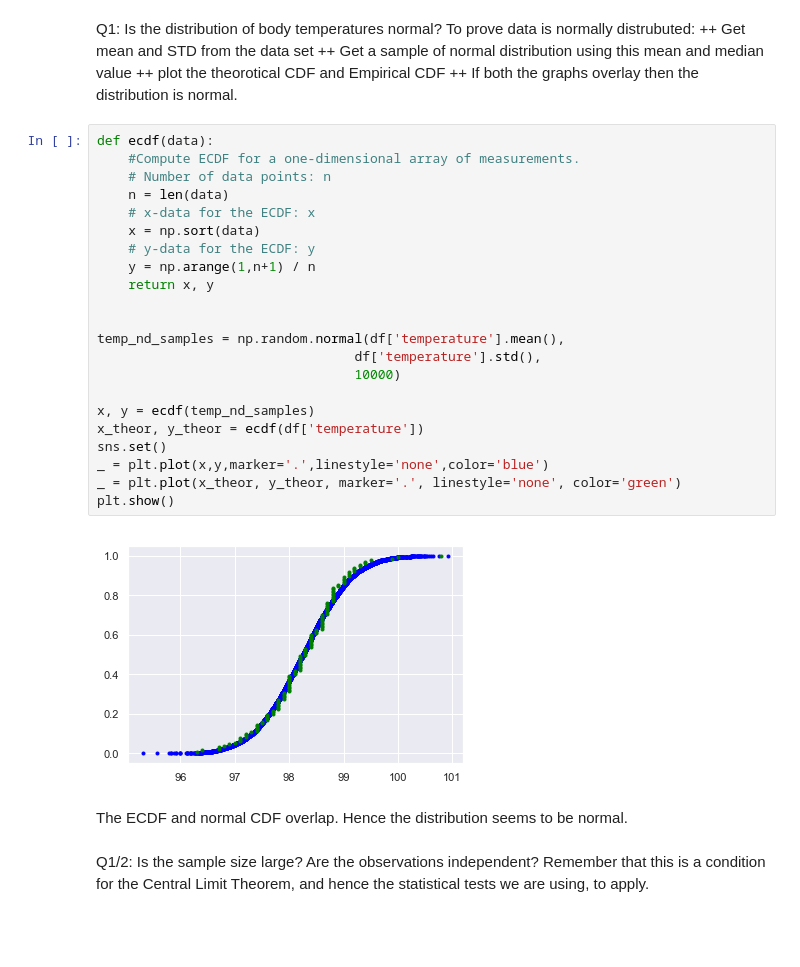
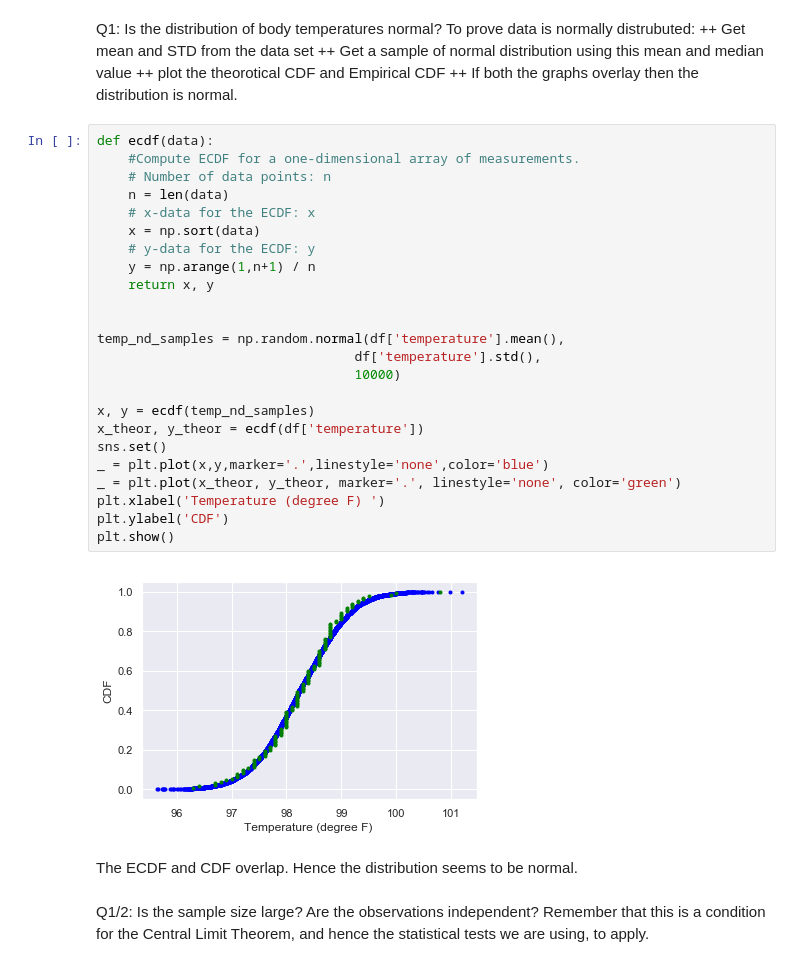
Before and after one commit to parijaparekh/EDA_Human_Temperature, a Jupyter notebook: inferential_statistics.ipynb, the cells around one changed output. Cells and saved outputs as stored; diff of their text form; blank space fills up the shorter version.

```diff
--- a/inferential_statistics.ipynb
+++ b/inferential_statistics.ipynb
@@ -78,29 +78,31 @@ Q1: Is the distribution of body temperatures normal?
 # %%
 def ecdf(data):
     #Compute ECDF for a one-dimensional array of measurements.
     # Number of data points: n
     n = len(data)
     # x-data for the ECDF: x
     x = np.sort(data)
     # y-data for the ECDF: y
     y = np.arange(1,n+1) / n
     return x, y
 
 
 temp_nd_samples = np.random.normal(df['temperature'].mean(),
                                  df['temperature'].std(),
                                  10000)
 
 x, y = ecdf(temp_nd_samples)
 x_theor, y_theor = ecdf(df['temperature'])
 sns.set()
 _ = plt.plot(x,y,marker='.',linestyle='none',color='blue')
 _ = plt.plot(x_theor, y_theor, marker='.', linestyle='none', color='green')
+plt.xlabel('Temperature (degree F) ')
+plt.ylabel('CDF')
 plt.show()
 # %% [output]
-[figure, old version]
+[figure, new version]
 # %% [markdown]
-The ECDF and normal CDF overlap. Hence the distribution seems to be normal.
+The ECDF and CDF overlap. Hence the distribution seems to be normal.
 # %% [markdown]
 Q1/2: Is the sample size large? Are the observations independent?
 Remember that this is a condition for the Central Limit Theorem,
```
Also changed, not shown: parts of 15 cells of this notebook.
